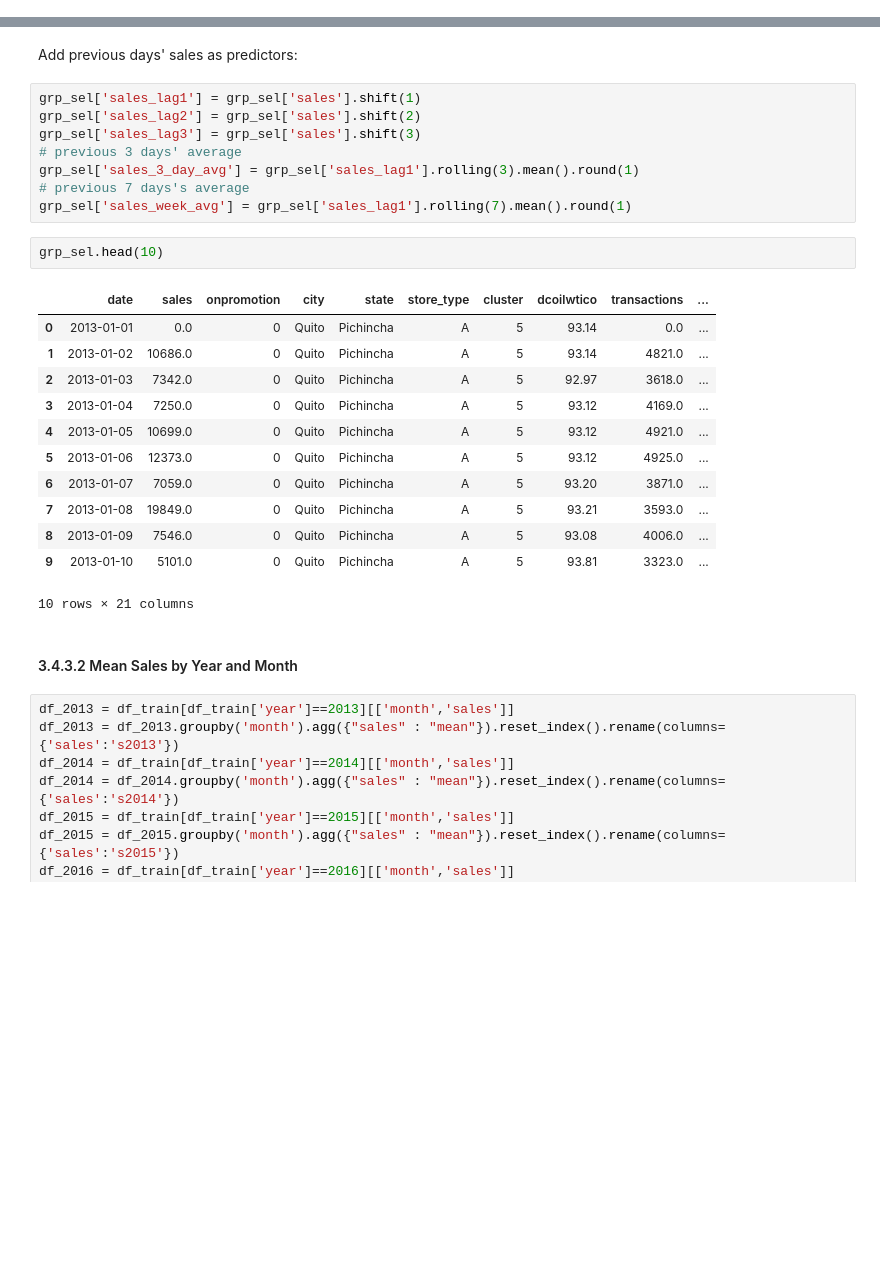
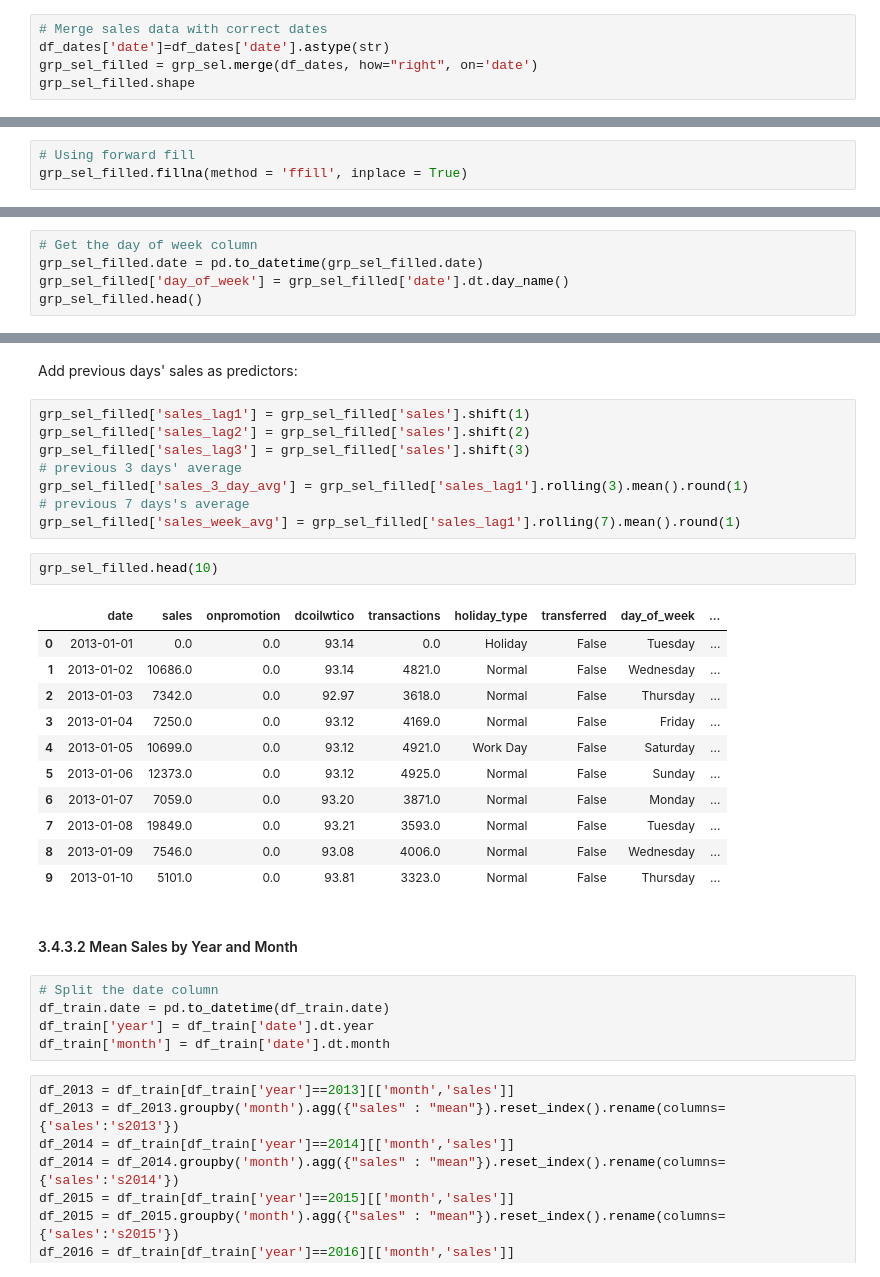
Before and after one commit to zxie9/Capstone-Project-Two, a Jupyter notebook: Notebooks/3. Exploratory Data Analysis.ipynb, the cells around one changed output, grey strips where cells are left out. Saved outputs shown, nothing was run; the diff lists cells and outputs as text; blank space fills up the shorter version.

Commit message:
Exploratory Data Analysis

```diff
--- a/Notebooks/3. Exploratory Data Analysis.ipynb
+++ b/Notebooks/3. Exploratory Data Analysis.ipynb
@@ -415,0 +423,5 @@ grp_sel.head()
+# %%
+# Merge sales data with correct dates
+df_dates['date']=df_dates['date'].astype(str)
+grp_sel_filled = grp_sel.merge(df_dates, how="right", on='date')
+grp_sel_filled.shape
@@ -415,0 +439,3 @@ grp_sel.head()
+# %%
+# Using forward fill
+grp_sel_filled.fillna(method = 'ffill', inplace = True)
@@ -415,0 +450,5 @@ grp_sel.head()
+# %%
+# Get the day of week column
+grp_sel_filled.date = pd.to_datetime(grp_sel_filled.date)
+grp_sel_filled['day_of_week'] = grp_sel_filled['date'].dt.day_name()
+grp_sel_filled.head()
@@ -416,30 +462,34 @@ grp_sel.head()
 # %% [markdown]
 Add previous days' sales as predictors:
 # %%
-grp_sel['sales_lag1'] = grp_sel['sales'].shift(1)
-grp_sel['sales_lag2'] = grp_sel['sales'].shift(2)
-grp_sel['sales_lag3'] = grp_sel['sales'].shift(3)
+grp_sel_filled['sales_lag1'] = grp_sel_filled['sales'].shift(1)
+grp_sel_filled['sales_lag2'] = grp_sel_filled['sales'].shift(2)
+grp_sel_filled['sales_lag3'] = grp_sel_filled['sales'].shift(3)
 # previous 3 days' average
-grp_sel['sales_3_day_avg'] = grp_sel['sales_lag1'].rolling(3).mean().round(1)
+grp_sel_filled['sales_3_day_avg'] = grp_sel_filled['sales_lag1'].rolling(3).mean().round(1)
 # previous 7 days's average
-grp_sel['sales_week_avg'] = grp_sel['sales_lag1'].rolling(7).mean().round(1)
+grp_sel_filled['sales_week_avg'] = grp_sel_filled['sales_lag1'].rolling(7).mean().round(1)
 # %%
-grp_sel.head(10)
+grp_sel_filled.head(10)
 # %% [output]
-|  | date | sales | onpromotion | city | state | store_type | cluster | dcoilwtico | transactions | ... |
-| 0 | 2013-01-01 | 0.0 | 0 | Quito | Pichincha | A | 5 | 93.14 | 0.0 | ... |
-| 1 | 2013-01-02 | 10686.0 | 0 | Quito | Pichincha | A | 5 | 93.14 | 4821.0 | ... |
-| 2 | 2013-01-03 | 7342.0 | 0 | Quito | Pichincha | A | 5 | 92.97 | 3618.0 | ... |
-| 3 | 2013-01-04 | 7250.0 | 0 | Quito | Pichincha | A | 5 | 93.12 | 4169.0 | ... |
-| 4 | 2013-01-05 | 10699.0 | 0 | Quito | Pichincha | A | 5 | 93.12 | 4921.0 | ... |
-| 5 | 2013-01-06 | 12373.0 | 0 | Quito | Pichincha | A | 5 | 93.12 | 4925.0 | ... |
-| 6 | 2013-01-07 | 7059.0 | 0 | Quito | Pichincha | A | 5 | 93.20 | 3871.0 | ... |
-| 7 | 2013-01-08 | 19849.0 | 0 | Quito | Pichincha | A | 5 | 93.21 | 3593.0 | ... |
-| 8 | 2013-01-09 | 7546.0 | 0 | Quito | Pichincha | A | 5 | 93.08 | 4006.0 | ... |
-| 9 | 2013-01-10 | 5101.0 | 0 | Quito | Pichincha | A | 5 | 93.81 | 3323.0 | ... |
+|  | date | sales | onpromotion | dcoilwtico | transactions | holiday_type | transferred | day_of_week | ... |
+| 0 | 2013-01-01 | 0.0 | 0.0 | 93.14 | 0.0 | Holiday | False | Tuesday | ... |
+| 1 | 2013-01-02 | 10686.0 | 0.0 | 93.14 | 4821.0 | Normal | False | Wednesday | ... |
+| 2 | 2013-01-03 | 7342.0 | 0.0 | 92.97 | 3618.0 | Normal | False | Thursday | ... |
+| 3 | 2013-01-04 | 7250.0 | 0.0 | 93.12 | 4169.0 | Normal | False | Friday | ... |
+| 4 | 2013-01-05 | 10699.0 | 0.0 | 93.12 | 4921.0 | Work Day | False | Saturday | ... |
+| 5 | 2013-01-06 | 12373.0 | 0.0 | 93.12 | 4925.0 | Normal | False | Sunday | ... |
+| 6 | 2013-01-07 | 7059.0 | 0.0 | 93.20 | 3871.0 | Normal | False | Monday | ... |
+| 7 | 2013-01-08 | 19849.0 | 0.0 | 93.21 | 3593.0 | Normal | False | Tuesday | ... |
+| 8 | 2013-01-09 | 7546.0 | 0.0 | 93.08 | 4006.0 | Normal | False | Wednesday | ... |
+| 9 | 2013-01-10 | 5101.0 | 0.0 | 93.81 | 3323.0 | Normal | False | Thursday | ... |
-10 rows × 21 columns
 # %% [markdown]
 #### 3.4.3.2 Mean Sales by Year and Month<a id='3.4.3.2'></a>
+# %%
+# Split the date column
+df_train.date = pd.to_datetime(df_train.date)
+df_train['year'] = df_train['date'].dt.year
+df_train['month'] = df_train['date'].dt.month
 # %%
 df_2013 = df_train[df_train['year']==2013][['month','sales']]
 df_2013 = df_2013.groupby('month').agg({"sales" : "mean"}).reset_index().rename(columns={'sales':'s2013'})
```
Also changed, not shown: parts of 12 cells of this notebook.
